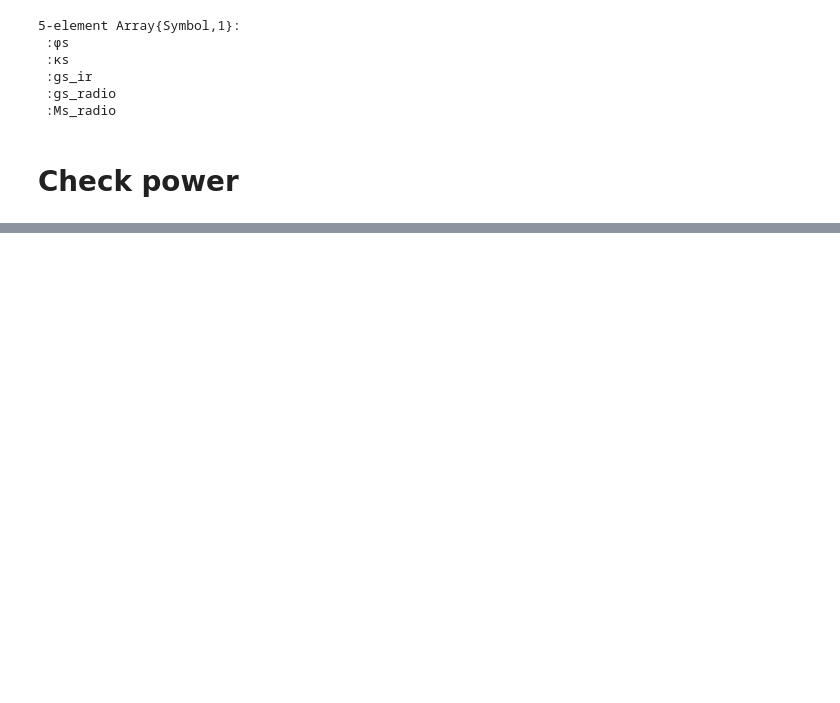
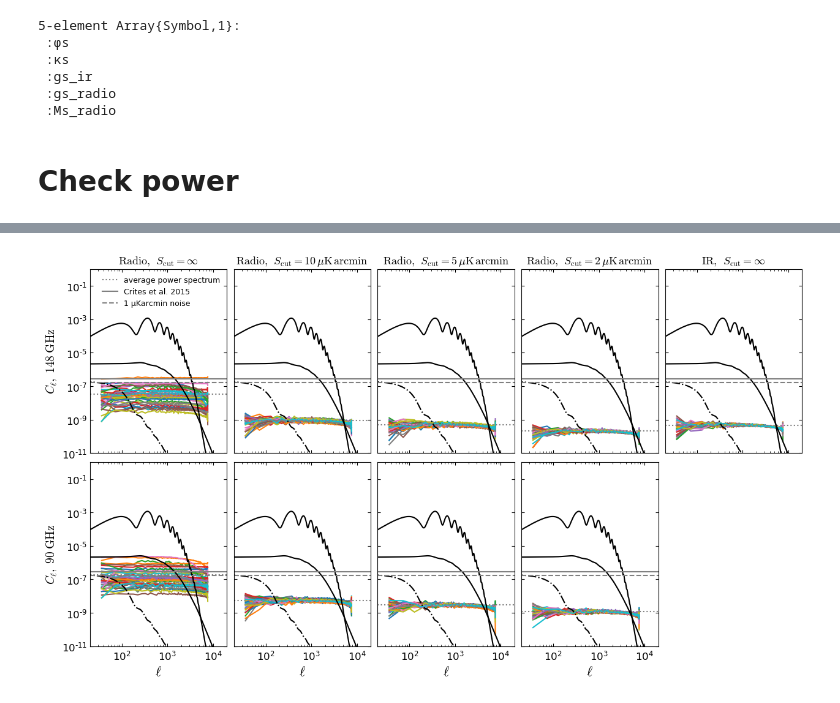
Before and after one commit to EmmanuelSchaan/SehgalRadioPolarizedSources, a Jupyter notebook: analyze_lensing.ipynb, the cells around one changed output, grey strips where cells are left out. Saved outputs shown, nothing was run; the diff lists cells and outputs as text; code cells hidden in the pictures; blank space fills up the shorter version.

```diff
--- a/analyze_lensing.ipynb
+++ b/analyze_lensing.ipynb
@@ -157,17 +60,0 @@ end
-# %%
-for i in sims
-    loglog(get_Cℓ(gs_ir[i], which=:QQ))
-end
-
-loglog(noiseCℓs(μKarcminT=μKarcmin_gs_ir/√2, ℓknee=0).EE,"gray",ls=":", label="average power spectrum")
-
-loglog(Cℓ.total.EE, "k")
-loglog(Cℓ.total.BB, "k")
-axhline(3.9e-8, c="gray", ls="--", label="ΔP=0.68 μKarcmin")
-
-ylim(1e-11, 1e-1)
-
-legend(fontsize=10,frameon=true)
-xlabel(L"$\ell$")
-ylabel(L"$C_\ell$")
-title("IR - no mask")
@@ -176,0 +61,2 @@ PyObject Text(0.5, 1.0, 'IR - no mask')
+# %%
+μKarcmin_gs = Dict(:radio=>μKarcmin_gs_radio, :ir=>μKarcmin_gs_ir);
@@ -176,0 +111,68 @@ PyObject Text(0.5, 1.0, 'IR - no mask')
+# %%
+figure(figsize=(15,8))
+
+for (j,freq) in enumerate([150,90])
+
+    for (i,fluxcut) in enumerate([Inf, 10, 5, 2, Inf])
+
+        if i==5
+            if freq==90
+                continue
+            else
+                (Ms, gs, μKarcmin) = (ones(sims), gs_ir[freq], μKarcmin_gs_ir[freq])
+            end
+        else
+            (Ms, gs, μKarcmin) = (Ms_radio[freq][fluxcut], gs_radio[freq], μKarcmin_gs_radio[freq][fluxcut])
+        end
+
+        ax=subplot(2,5,i+5*(j-1))
+
+        for k in sims
+            loglog(get_Cℓ(Ms[k] * gs[k], which=:QQ))
+        end
+
+        axhline(noiseCℓs(μKarcminT=μKarcmin/√2, ℓknee=0).EE[2], c="gray",ls=":", label="average power spectrum")
+
+        loglog(Cℓ.unlensed_scalar.EE, "k")
+        loglog(Cℓ.lensed_scalar.BB, "k")
+        loglog(Cℓ.tensor.BB, "k-.")
+        axhline(2.8e-7, c="gray", label="Crites et al. 2015")
+        axhline(noiseCℓs(μKarcminT=1, αknee=0).TT[2], c="gray", ls="--", label="1 μKarcmin noise")
+
+        ylim(1e-11, 1e0)
+        xlim(20,2e4)
+
+        i==j==1 && legend(fontsize=9,frameon=false)
+        if j==1
+            title(
+                @sprintf(
+                    "\${\\rm %s}, \\,\\; S_{\\rm cut} = %s\$",
+                    i==5 ? "IR" : "Radio",
+                    fluxcut==Inf ? raw"\infty" : string(Int(fluxcut)) * raw"\,{\rm \mu K\,arcmin}"
+                ),
+                fontsize=13
+            )
+            ax.set_xticklabels([])
+        else
+            xlabel(L"$\ell$")
+        end
+        if i==1
+            if freq==90
+                ylabel(L"C_\ell, \; {\rm 90\;GHz}", fontsize=14)
+            else
+                ylabel(L"C_\ell, \; {\rm 148\;GHz}", fontsize=14)
+            end
+        else
+            ax.set_yticklabels([])
+        end
+
+    end
+
+end
+
+
+subplots_adjust(wspace=0.05, hspace=0.05)
+
+savefig("figures/powerspectra.pdf", bbox_inches="tight")
+# %% [output]
+[figure, added]
```
Also changed, not shown: parts of 96 cells of this notebook, 5 other files.
